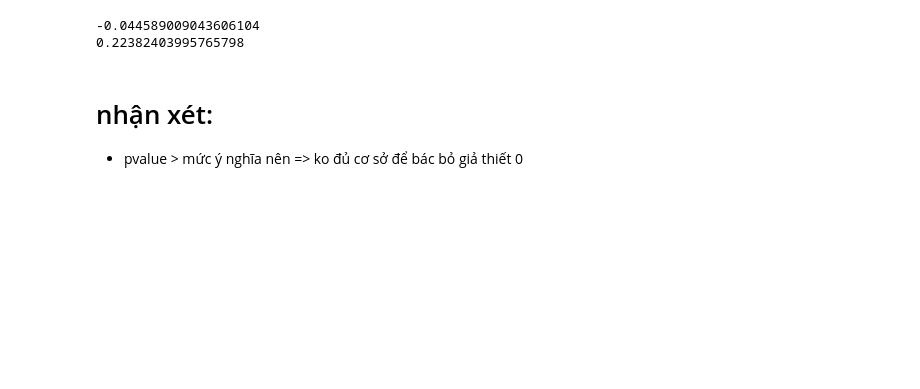
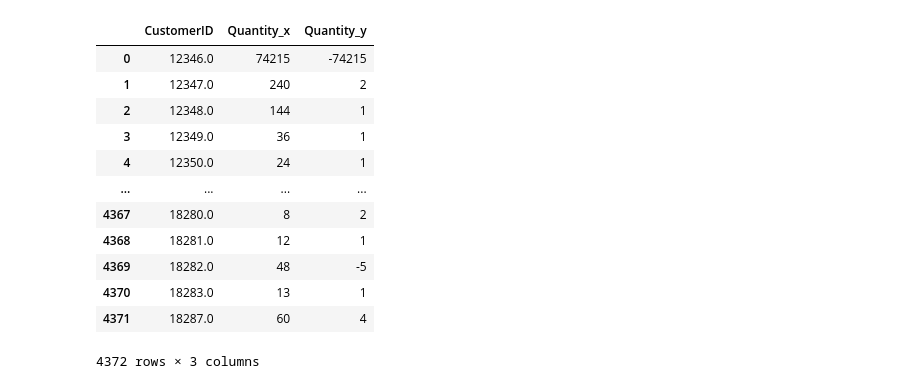
Before and after one commit to tranhuuan170302/Tran-Huu-An-data-analyst, a Jupyter notebook: Untitled2.ipynb, the cells around one changed output. Drawn from its saved outputs; the diff is of its cells as text; code cells hidden in the pictures; blank space fills up the shorter version.

```diff
--- a/Untitled2.ipynb
+++ b/Untitled2.ipynb
@@ -197,9 +54,24 @@ r, pvalue = stats.pearsonr(df4['is_shopee_verified'],df4['is_official_shop'])
-# %%
-print(r)
-print(pvalue)
-# %% [output]
--0.044589009043606104
-0.22382403995765798
-# %% [markdown]
-# nhận xét:
-+ pvalue > mức ý nghĩa nên => ko đủ cơ sở để bác bỏ giả thiết 0
+# %%
+df2 = df.groupby("CustomerID")["Quantity"].max()
+df2 = pd.DataFrame(df2)
+df2= df2.reset_index()
+# %%
+df3 = df.groupby("CustomerID")["Quantity"].min()
+df3 = pd.DataFrame(df3)
+df3 = df3.reset_index()
+# %%
+df2.merge(df3, on='CustomerID')
+# %% [output]
+|  | CustomerID | Quantity_x | Quantity_y |
+| 0 | 12346.0 | 74215 | -74215 |
+| 1 | 12347.0 | 240 | 2 |
+| 2 | 12348.0 | 144 | 1 |
+| 3 | 12349.0 | 36 | 1 |
+| 4 | 12350.0 | 24 | 1 |
+| ... | ... | ... | ... |
+| 4367 | 18280.0 | 8 | 2 |
+| 4368 | 18281.0 | 12 | 1 |
+| 4369 | 18282.0 | 48 | -5 |
+| 4370 | 18283.0 | 13 | 1 |
+| 4371 | 18287.0 | 60 | 4 |
+4372 rows × 3 columns
```
Also changed, not shown: parts of 51 cells of this notebook.
